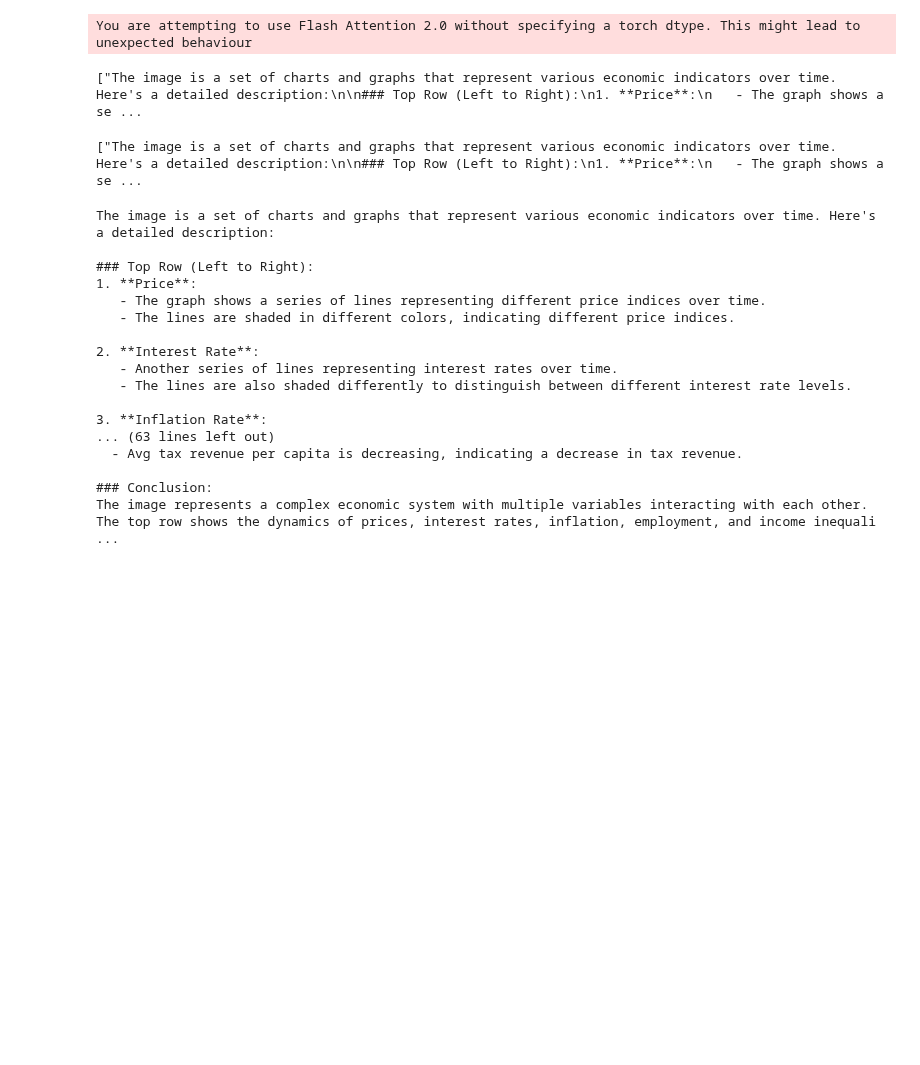
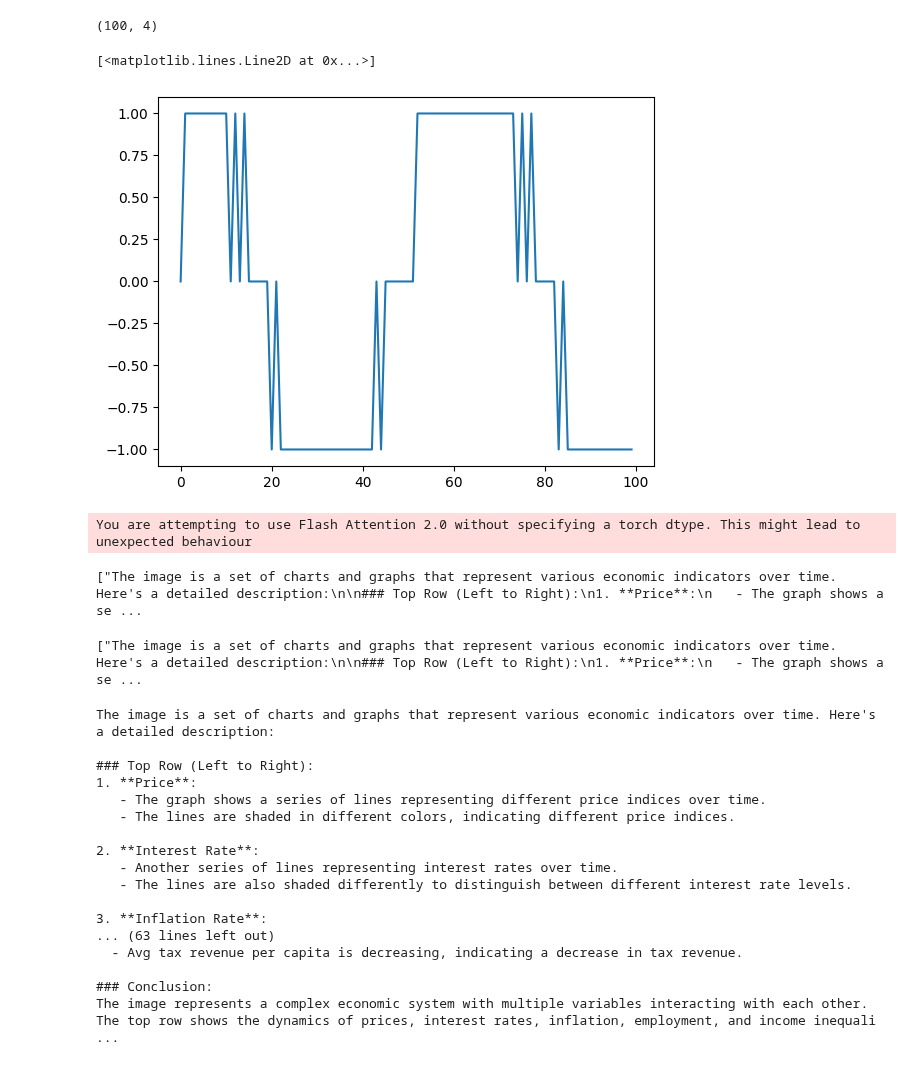
Before and after one commit to HuangHaoyu1997/MEABM, a Jupyter notebook: test.ipynb, the cells around one changed output. Drawn from its saved outputs; the diff is of its cells as text; code cells hidden in the pictures; blank space fills up the shorter version.

```diff
--- a/test.ipynb
+++ b/test.ipynb
@@ -8,3 +6,29 @@ simu_GDP = np.sin(np.arange(0, 10, 0.1)) * 100
+# %%
+from src.srn import EventDrivenConceptNeuron, encoding
+
+ConceptNeurons = [
+        EventDrivenConceptNeuron(v_th=1, m_init=0),
+        EventDrivenConceptNeuron(v_th=5, m_init=0),
+        EventDrivenConceptNeuron(v_th=10, m_init=0),
+        EventDrivenConceptNeuron(v_th=50, m_init=0),
+    ]
+yts = []
+for xt in simu_GDP:
+    yt, ConceptNeurons = encoding(xt, ConceptNeurons)
+    yts.append(yt)
+print(np.array(yts).shape)
+yts = np.array(yts)
+# %% [output]
+(100, 4)
+# %%
+# plt.plot(simu_GDP)
+# plt.plot(yts[:,0])
+plt.plot(yts[:,1])
+# plt.plot(yts[:,2])
+# plt.plot(yts[:,3])
+# %% [output]
+[<matplotlib.lines.Line2D at 0x...>]
+[figure, added]
 # %%
 from transformers import Qwen2VLForConditionalGeneration, AutoTokenizer, AutoProcessor
 from qwen_vl_utils import process_vision_info
```
Also changed, not shown: parts of 1 cell of this notebook, 2 other files.
